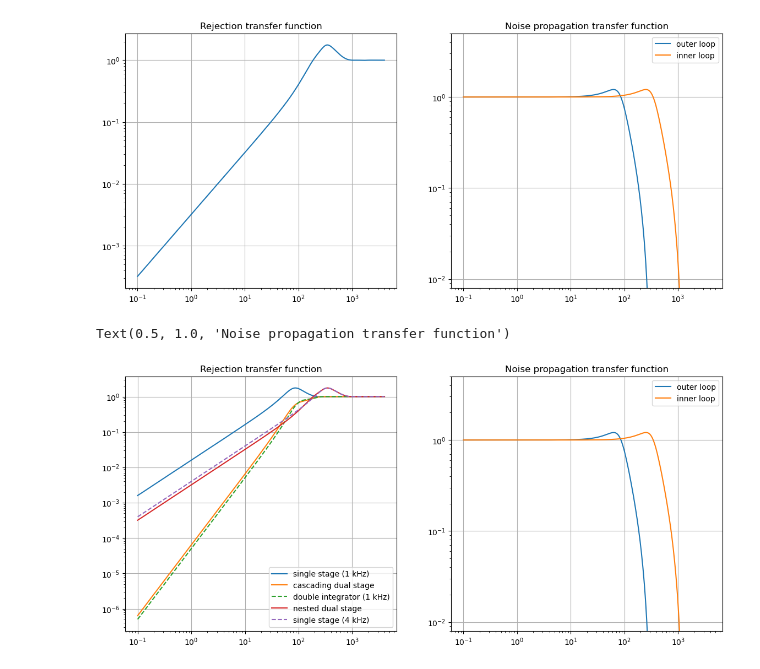
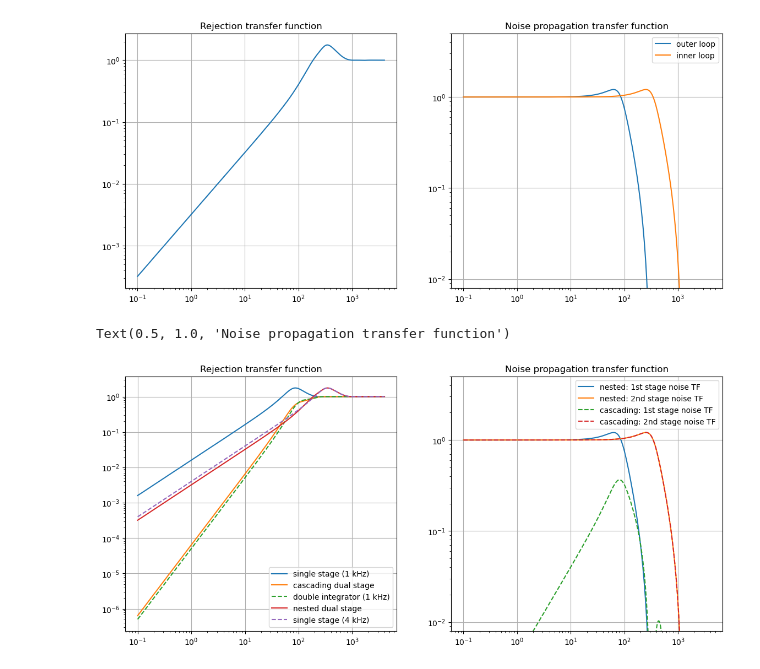
Before and after one commit to ArcetriAdaptiveOptics/ekarus, a Jupyter notebook: ekarus/notebooks/TestControl.ipynb, the cells around one changed output. Drawn from its saved outputs; the diff is of its cells as text; code cells hidden in the pictures.

```diff
--- a/ekarus/notebooks/TestControl.ipynb
+++ b/ekarus/notebooks/TestControl.ipynb
@@ -257,33 +257,40 @@ DOLTF = lambda G,T,Td,f: G*T/om(f)**2 * (xp.sinc(om(f)*T/2))**2 * xp.exp(-1j*om(
 dGopt = 2*xp.pi/(4*(1/f1)**3*2)
 
 ssao_tf = 1.0/(1.0+oltf1)
 cascao_tf = 1.0/(1.0+oltf1*oltf2)
 ssao4khz_tf = 1.0/(1.0+oltf2)
 nestao_tf = 1.0/(1.0+oltf1+oltf2)
 dint_tf = 1.0/(1.0+DOLTF(dGopt,1/f1,2/f1,freq))
 
+
+ntf1 = oltf1/(1+oltf1)
+ntf2 = oltf2/(1+oltf2)
+ntf12 = ntf1*1.0/(1.0+oltf2)
+
 plt.figure(figsize=(14,6))
 plt.subplot(1,2,1)
 plt.plot(xp.asnumpy(freq),xp.asnumpy(xp.abs(ssao_tf)),label='single stage (1 kHz)')
 plt.plot(xp.asnumpy(freq),xp.asnumpy(xp.abs(cascao_tf)),label='cascading dual stage')
 plt.plot(xp.asnumpy(freq),xp.asnumpy(xp.abs(dint_tf)),'--',label='double integrator (1 kHz)')
 plt.plot(xp.asnumpy(freq),xp.asnumpy(xp.abs(nestao_tf)),label='nested dual stage')
 plt.plot(xp.asnumpy(freq),xp.asnumpy(xp.abs(ssao4khz_tf)),'--',label='single stage (4 kHz)')
 plt.legend()
 plt.grid()
 plt.xscale('log')
 plt.yscale('log')
 plt.title('Rejection transfer function')
 
 plt.subplot(1,2,2)
-plt.plot(xp.asnumpy(freq),xp.asnumpy(xp.abs(ntf1)),label='outer loop')
-plt.plot(xp.asnumpy(freq),xp.asnumpy(xp.abs(ntf2)),label='inner loop')
+plt.plot(xp.asnumpy(freq),xp.asnumpy(xp.abs(ntf1)),label='nested: 1st stage noise TF')
+plt.plot(xp.asnumpy(freq),xp.asnumpy(xp.abs(ntf2)),label='nested: 2nd stage noise TF')
+plt.plot(xp.asnumpy(freq),xp.asnumpy(xp.abs(ntf12)),'--',label='cascading: 1st stage noise TF')
+plt.plot(xp.asnumpy(freq),xp.asnumpy(xp.abs(ntf2)),'--',label='cascading: 2nd stage noise TF')
 plt.legend()
 plt.grid()
 plt.xscale('log')
 plt.yscale('log')
 plt.ylim([8e-3,5])
 plt.title('Noise propagation transfer function')
 # %% [output]
 Text(0.5, 1.0, 'Noise propagation transfer function')
-[figure, old version]
+[figure, new version]
```
Also changed, not shown: 10 other files.
